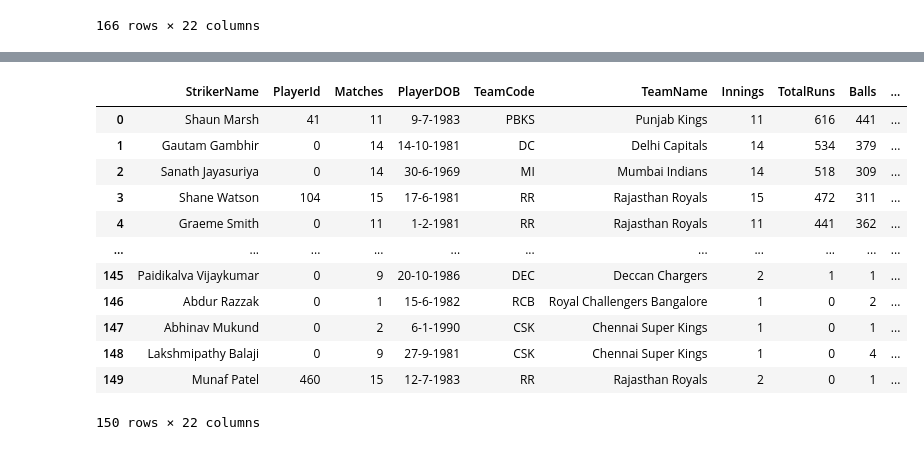
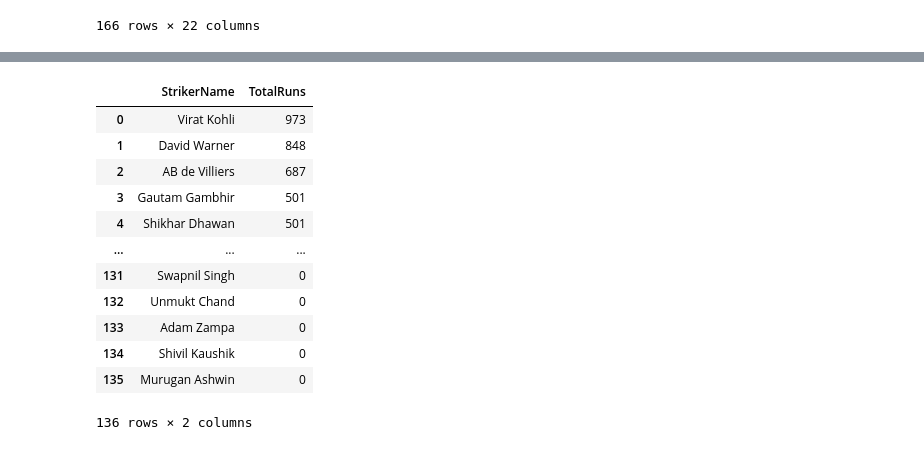
Before and after one commit to athuljain2311/Regression_Projects, a Jupyter notebook: ipl_data_analysis/seasonwise_batter_data_preprocessing.ipynb, the cells around one changed output, grey strips where cells are left out. Saved outputs shown, nothing was run; the diff lists cells and outputs as text; code cells hidden in the pictures.

```diff
--- a/ipl_data_analysis/seasonwise_batter_data_preprocessing.ipynb
+++ b/ipl_data_analysis/seasonwise_batter_data_preprocessing.ipynb
@@ -572,7 +590,7 @@ for df in dfs.values():
         except Exception as e:
             print(f'{name} : {e}')
 
-        time.sleep(3)
+        time.sleep(1)
 # %% [output]
 Simran Singh : 'NoneType' object is not subscriptable
 Simran Singh : 'NoneType' object is not subscriptable
@@ -671,16 +737,16 @@ for year in range(2008,2024):
 # %%
-dfs[2008]
+dfs[2016][['StrikerName','TotalRuns']]
 # %% [output]
-|  | StrikerName | PlayerId | Matches | PlayerDOB | TeamCode | TeamName | Innings | TotalRuns | Balls | ... |
-| 0 | Shaun Marsh | 41 | 11 | 9-7-1983 | PBKS | Punjab Kings | 11 | 616 | 441 | ... |
-| 1 | Gautam Gambhir | 0 | 14 | 14-10-1981 | DC | Delhi Capitals | 14 | 534 | 379 | ... |
-| 2 | Sanath Jayasuriya | 0 | 14 | 30-6-1969 | MI | Mumbai Indians | 14 | 518 | 309 | ... |
-| 3 | Shane Watson | 104 | 15 | 17-6-1981 | RR | Rajasthan Royals | 15 | 472 | 311 | ... |
-| 4 | Graeme Smith | 0 | 11 | 1-2-1981 | RR | Rajasthan Royals | 11 | 441 | 362 | ... |
-| ... | ... | ... | ... | ... | ... | ... | ... | ... | ... | ... |
-| 145 | Paidikalva Vijaykumar | 0 | 9 | 20-10-1986 | DEC | Deccan Chargers | 2 | 1 | 1 | ... |
-| 146 | Abdur Razzak | 0 | 1 | 15-6-1982 | RCB | Royal Challengers Bangalore | 1 | 0 | 2 | ... |
-| 147 | Abhinav Mukund | 0 | 2 | 6-1-1990 | CSK | Chennai Super Kings | 1 | 0 | 1 | ... |
-| 148 | Lakshmipathy Balaji | 0 | 9 | 27-9-1981 | CSK | Chennai Super Kings | 1 | 0 | 4 | ... |
-| 149 | Munaf Patel | 460 | 15 | 12-7-1983 | RR | Rajasthan Royals | 2 | 0 | 1 | ... |
+|  | StrikerName | TotalRuns |
+| 0 | Virat Kohli | 973 |
+| 1 | David Warner | 848 |
+| 2 | AB de Villiers | 687 |
+| 3 | Gautam Gambhir | 501 |
+| 4 | Shikhar Dhawan | 501 |
+| ... | ... | ... |
+| 131 | Swapnil Singh | 0 |
+| 132 | Unmukt Chand | 0 |
+| 133 | Adam Zampa | 0 |
+| 134 | Shivil Kaushik | 0 |
+| 135 | Murugan Ashwin | 0 |
-150 rows × 22 columns
+136 rows × 2 columns
```
Also changed, not shown: parts of 10 cells of this notebook, 18 other files.
